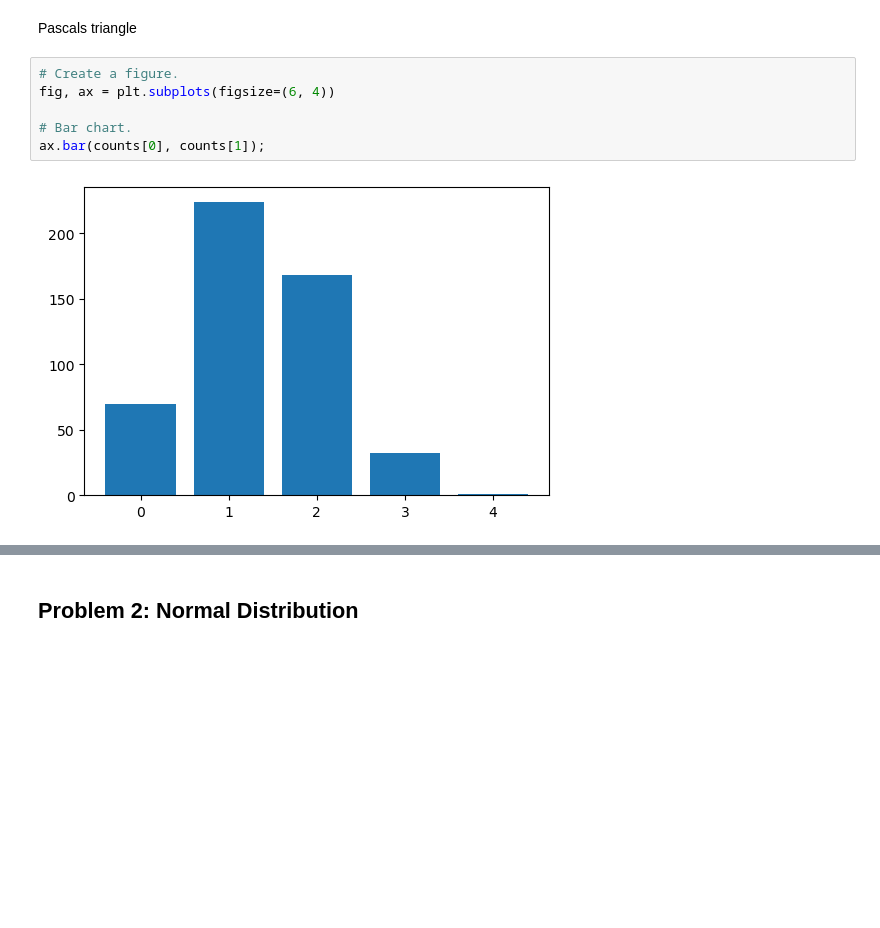
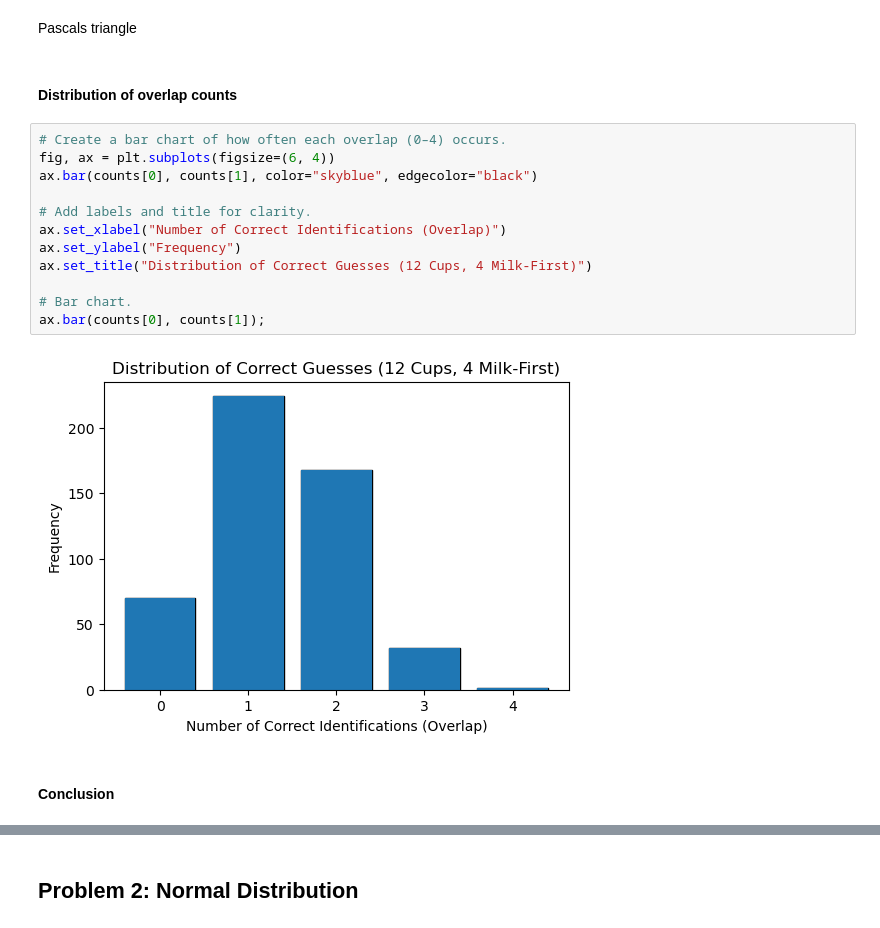
Before and after one commit to SBCURLEY/as-assessment, a Jupyter notebook: problems.ipynb, the cells around one changed output, grey strips where cells are left out. Cells and saved outputs as stored; diff of their text form; blank space fills up the shorter version.

```diff
--- a/problems.ipynb
+++ b/problems.ipynb
@@ -258,11 +284,21 @@ counts
 # %% [markdown]
 Pascals triangle
+# %% [markdown]
+#### Distribution of overlap counts
 # %%
-# Create a figure.
+# Create a bar chart of how often each overlap (0–4) occurs.
 fig, ax = plt.subplots(figsize=(6, 4))
+ax.bar(counts[0], counts[1], color="skyblue", edgecolor="black")
+
+# Add labels and title for clarity.
+ax.set_xlabel("Number of Correct Identifications (Overlap)")
+ax.set_ylabel("Frequency")
+ax.set_title("Distribution of Correct Guesses (12 Cups, 4 Milk-First)")
 
 # Bar chart.
 ax.bar(counts[0], counts[1]);
 # %% [output]
-[figure, old version]
+[figure, new version]
+# %% [markdown]
+#### Conclusion
 # %% [markdown]
```
Also changed, not shown: parts of 34 cells of this notebook.
